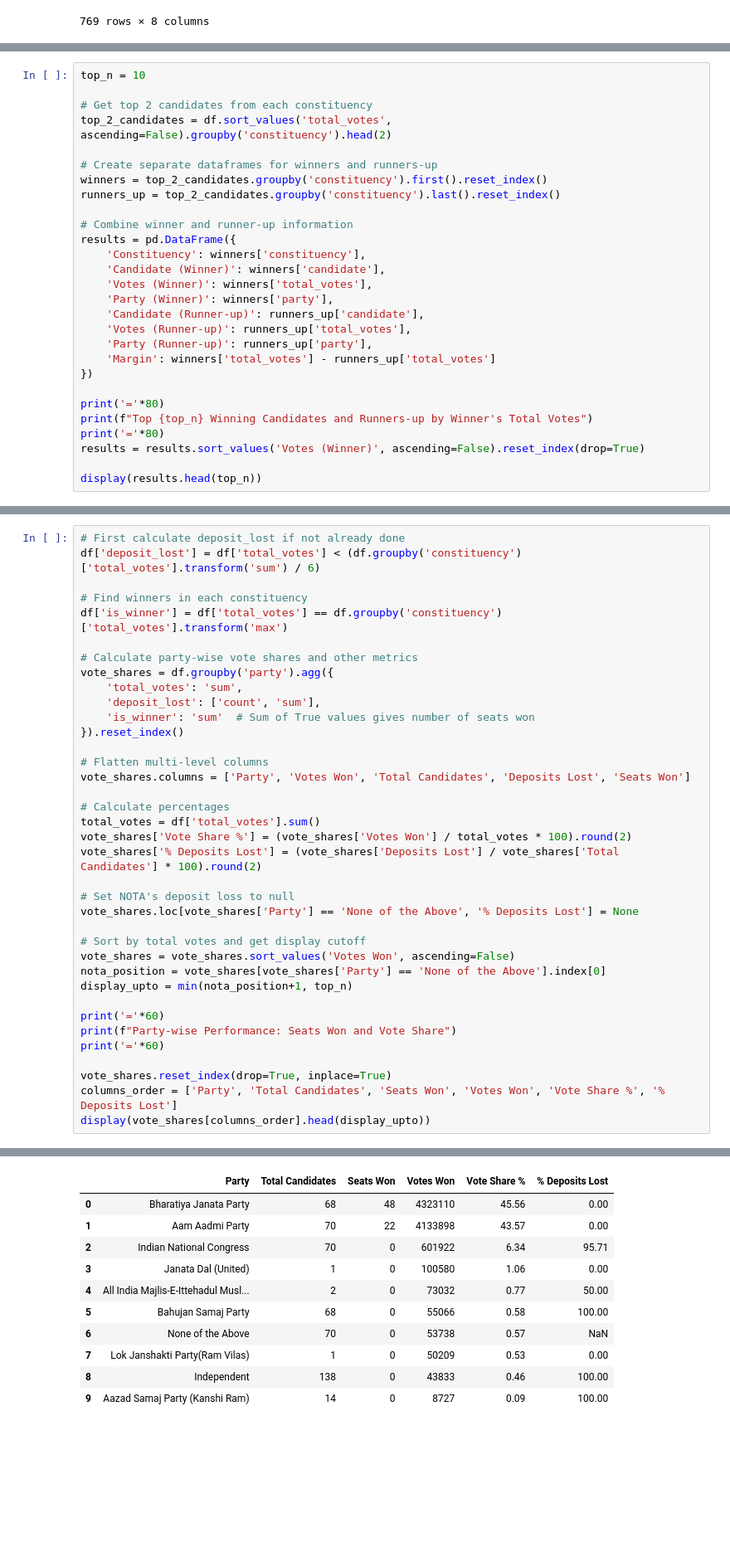
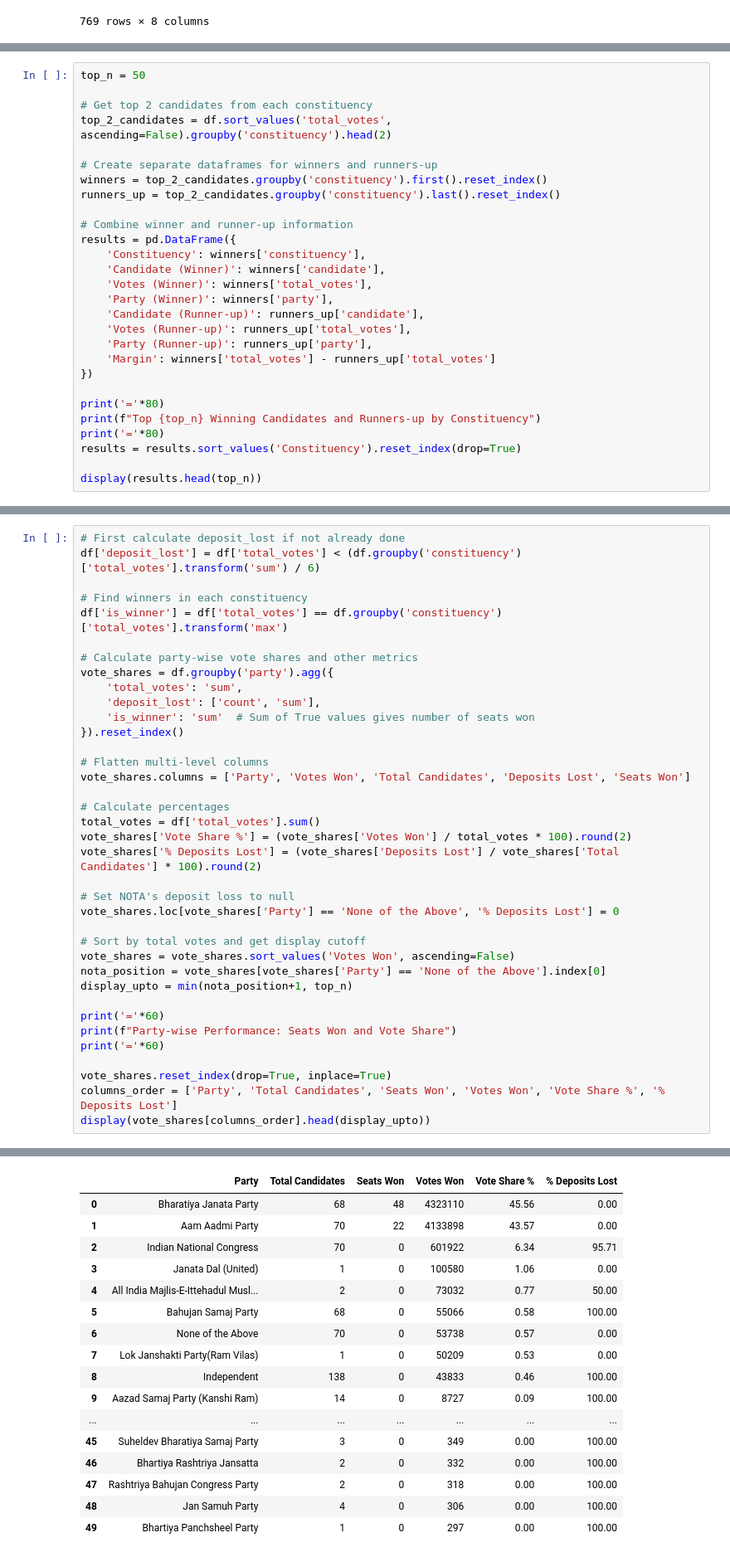
Before and after one commit to thecont1/india-votes-data, a Jupyter notebook: analyse-this.ipynb, the cells around one changed output, grey strips where cells are left out. Shown at 83% size. Saved outputs shown, nothing was run; the diff lists cells and outputs as text; blank space fills up the shorter version.

```diff
--- a/analyse-this.ipynb
+++ b/analyse-this.ipynb
@@ -66,5 +44,5 @@ Name: count, Length: 107, dtype: int64
 # %%
-top_n = 10
+top_n = 50
 
 # Get top 2 candidates from each constituency
 top_2_candidates = df.sort_values('total_votes', ascending=False).groupby('constituency').head(2)
@@ -86,9 +64,9 @@ results = pd.DataFrame({
 })
 
 print('='*80)
-print(f"Top {top_n} Winning Candidates and Runners-up by Winner's Total Votes")
+print(f"Top {top_n} Winning Candidates and Runners-up by Constituency")
 print('='*80)
-results = results.sort_values('Votes (Winner)', ascending=False).reset_index(drop=True)
+results = results.sort_values('Constituency').reset_index(drop=True)
 
 display(results.head(top_n))
 # %% [output]
@@ -173,35 +163,41 @@ vote_shares.columns = ['Party', 'Votes Won', 'Total Candidates', 'Deposits Lost'
 # Calculate percentages
 total_votes = df['total_votes'].sum()
 vote_shares['Vote Share %'] = (vote_shares['Votes Won'] / total_votes * 100).round(2)
 vote_shares['% Deposits Lost'] = (vote_shares['Deposits Lost'] / vote_shares['Total Candidates'] * 100).round(2)
 
 # Set NOTA's deposit loss to null
-vote_shares.loc[vote_shares['Party'] == 'None of the Above', '% Deposits Lost'] = None
+vote_shares.loc[vote_shares['Party'] == 'None of the Above', '% Deposits Lost'] = 0
 
 # Sort by total votes and get display cutoff
 vote_shares = vote_shares.sort_values('Votes Won', ascending=False)
 nota_position = vote_shares[vote_shares['Party'] == 'None of the Above'].index[0]
 display_upto = min(nota_position+1, top_n)
 
 print('='*60)
 print(f"Party-wise Performance: Seats Won and Vote Share")
 print('='*60)
 
 vote_shares.reset_index(drop=True, inplace=True)
 columns_order = ['Party', 'Total Candidates', 'Seats Won', 'Votes Won', 'Vote Share %', '% Deposits Lost']
 display(vote_shares[columns_order].head(display_upto))
 # %% [output]
 ============================================================
 Party-wise Performance: Seats Won and Vote Share
 ============================================================
 |  | Party | Total Candidates | Seats Won | Votes Won | Vote Share % | % Deposits Lost |
 | 0 | Bharatiya Janata Party | 68 | 48 | 4323110 | 45.56 | 0.00 |
 | 1 | Aam Aadmi Party | 70 | 22 | 4133898 | 43.57 | 0.00 |
 | 2 | Indian National Congress | 70 | 0 | 601922 | 6.34 | 95.71 |
 | 3 | Janata Dal (United) | 1 | 0 | 100580 | 1.06 | 0.00 |
 | 4 | All India Majlis-E-Ittehadul Musl... | 2 | 0 | 73032 | 0.77 | 50.00 |
 | 5 | Bahujan Samaj Party | 68 | 0 | 55066 | 0.58 | 100.00 |
-| 6 | None of the Above | 70 | 0 | 53738 | 0.57 | NaN |
+| 6 | None of the Above | 70 | 0 | 53738 | 0.57 | 0.00 |
 | 7 | Lok Janshakti Party(Ram Vilas) | 1 | 0 | 50209 | 0.53 | 0.00 |
 | 8 | Independent | 138 | 0 | 43833 | 0.46 | 100.00 |
 | 9 | Aazad Samaj Party (Kanshi Ram) | 14 | 0 | 8727 | 0.09 | 100.00 |
+| ... | ... | ... | ... | ... | ... | ... |
+| 45 | Suheldev Bharatiya Samaj Party | 3 | 0 | 349 | 0.00 | 100.00 |
+| 46 | Bhartiya Rashtriya Jansatta | 2 | 0 | 332 | 0.00 | 100.00 |
+| 47 | Rashtriya Bahujan Congress Party | 2 | 0 | 318 | 0.00 | 100.00 |
+| 48 | Jan Samuh Party | 4 | 0 | 306 | 0.00 | 100.00 |
+| 49 | Bhartiya Panchsheel Party | 1 | 0 | 297 | 0.00 | 100.00 |
```
Also changed, not shown: parts of 7 cells of this notebook, 3 other files.
